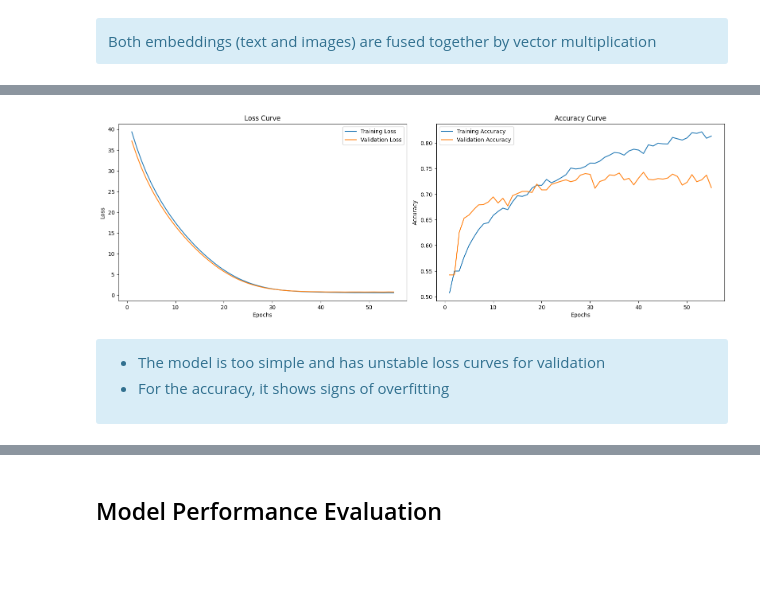
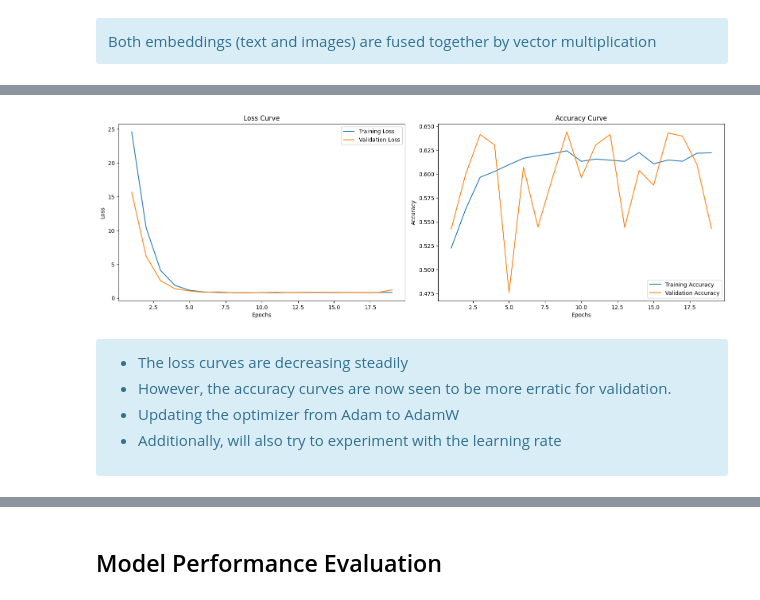
Before and after one commit to gangula-karthik/Hateful-Meme-Classifier, a Jupyter notebook: notebooks/modelling/modelling.ipynb, the cells around one changed output, grey strips where cells are left out. Saved outputs shown, nothing was run; the diff lists cells and outputs as text; code cells hidden in the pictures; blank space fills up the shorter version.

```diff
--- a/notebooks/modelling/modelling.ipynb
+++ b/notebooks/modelling/modelling.ipynb
@@ -566,37 +583,14 @@ def get_clip_embeddings_with_adapters(image_paths, texts, batch_size=32, embeddi
 
         return image_embeds, text_embeds
 
-#         # Define linear projection layers
-#         image_proj_layer = Dense(embedding_dim, name="image_projection")
-#         text_proj_layer = Dense(embedding_dim, name="text_projection")
-
-#         # Apply projection
-#         F_proj_I = image_proj_layer(image_embeds)
-#         F_proj_T = text_proj_layer(text_embeds)
-
-#         return F_proj_I.numpy(), F_proj_T.numpy()
-
-#         # Define feature adapters
-#         image_adapter = Dense(embedding_dim, activation='relu', name="image_adapter")
-#         text_adapter = Dense(embedding_dim, activation='relu', name="text_adapter")
-
-#         # Apply adapters
-#         A_I = image_adapter(F_proj_I)
-#         A_T = text_adapter(F_proj_T)
-
-#         # Compute final representations with residual connections
-#         F_I = alpha * A_I + (1 - alpha) * F_proj_I
-#         F_T = alpha * A_T + (1 - alpha) * F_proj_T
-
-#         return F_I.numpy(), F_T.numpy()
     else:
         print("No valid embeddings generated.")
         return np.array([]), np.array([])
 
 # Call the updated function
 image_embeds, text_embeds = get_clip_embeddings_with_adapters(
-    df['new_image_path'].tolist(),
-    df['meme_text_masked'].tolist(),
+    train_df['new_image_path'].tolist(),
+    train_df['meme_text_masked'].tolist(),
     embedding_dim=1024,
     alpha=0.5
 )
@@ -618,6 +604,6 @@ image_embeds, text_embeds = get_clip_embeddings_with_adapters(
 </div>
 # %%
-labels = df['label'].values
+labels = train_df['label'].values
 num_classes = len(np.unique(labels))
 num_classes
 # %% [output]
@@ -660,5 +654,5 @@ fused_embeds_train, fused_embeds_val, labels_train, labels_val = train_test_spli
 # %%
-def classification_model(input_dim, num_classes=2):
+def simple_nn(input_dim, num_classes=2):
     inputs = layers.Input(shape=(input_dim,))
 
     # First hidden layer
@@ -679,7 +673,7 @@ def classification_model(input_dim, num_classes=2):
 input_dim = fused_embeds.shape[1]
 num_classes = 2
 
-classification_model = classification_model(input_dim, num_classes)
+classification_model = simple_nn(input_dim, num_classes)
 classification_model.compile(optimizer='adam', loss='binary_crossentropy', metrics=['accuracy'])
 classification_model.summary()
 # %% [output]
@@ -958,11 +1012,13 @@ Epoch 55/100
 # %%
-plot_training_curves_and_metrics(history)
+plot_training_curves(history)
 # %% [output]
-[figure, old version]
+[figure, new version]
 # %% [markdown]
 <div class="alert alert-info" role="alert">
 
-- The model is too simple and has unstable loss curves for validation
-- For the accuracy, it shows signs of overfitting
+- The loss curves are decreasing steadily
+- However, the accuracy curves are now seen to be more erratic for validation.
+- Updating the optimizer from Adam to AdamW
+- Additionally, will also try to experiment with the learning rate
 </div>
 # %%
```
Also changed, not shown: parts of 50 cells of this notebook.
